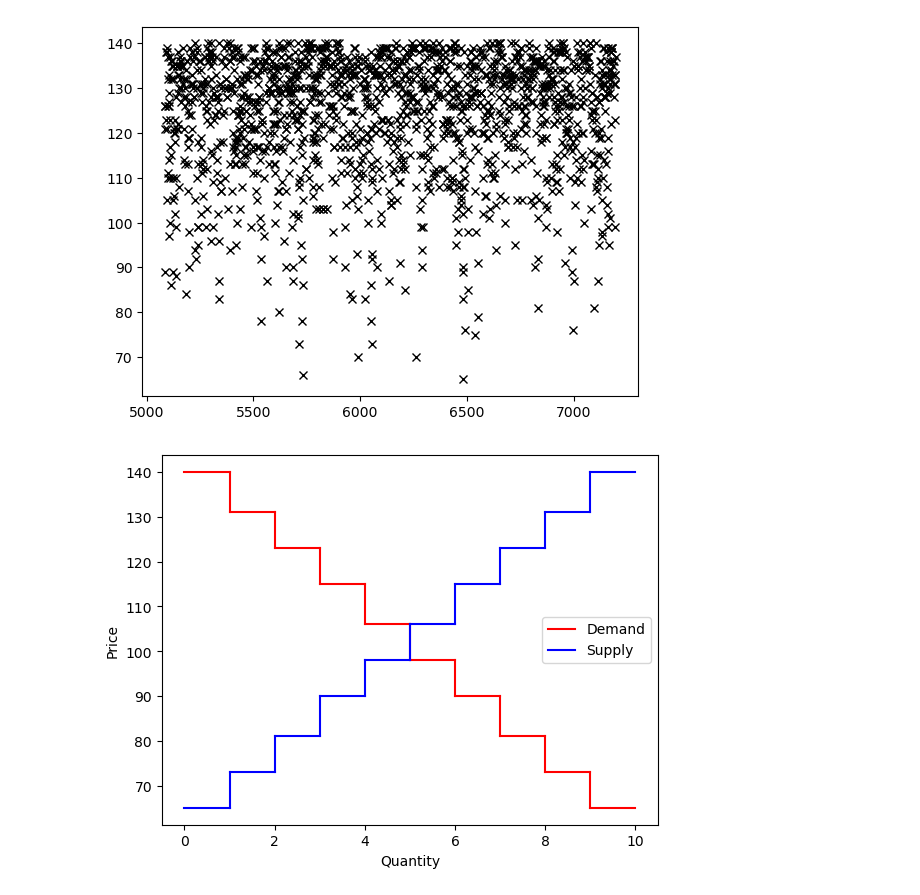
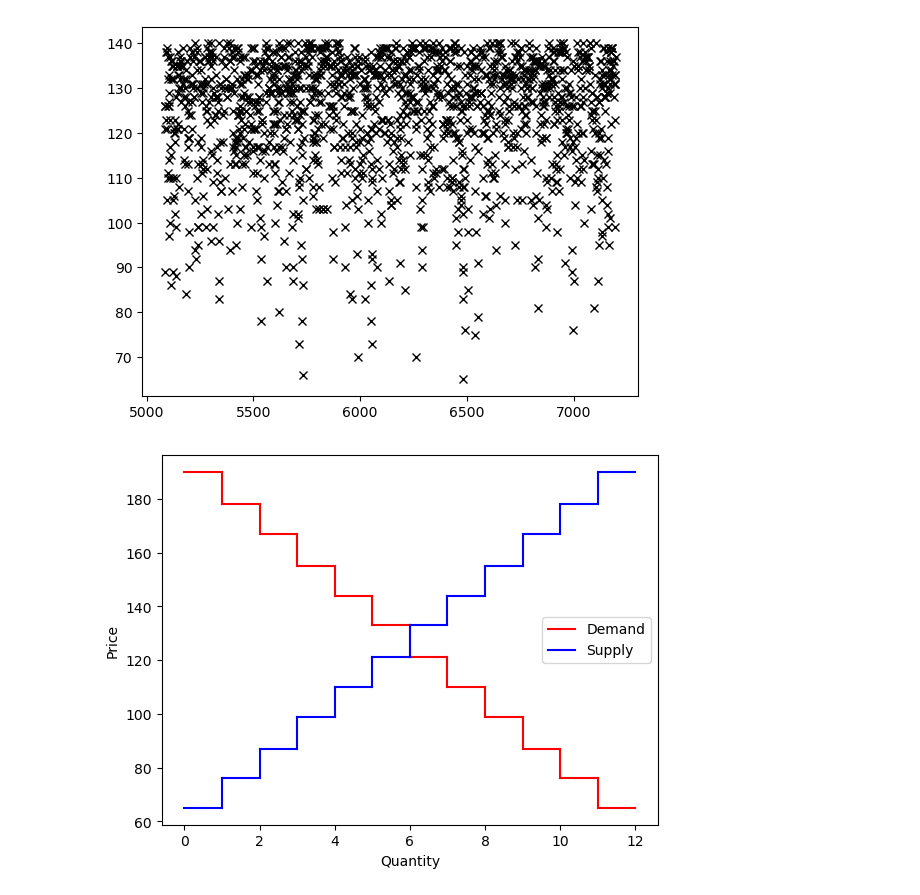
Before and after one commit to armandcismaru/BSE-Trading-PRDE, a Jupyter notebook: IEFT-experiments.ipynb, the cells around one changed output. Saved outputs shown, nothing was run; the diff lists cells and outputs as text; code cells hidden in the pictures.

```diff
--- a/IEFT-experiments.ipynb
+++ b/IEFT-experiments.ipynb
@@ -279,8 +279,8 @@ B01: PRDE active_strat=[0]:
 bse_d000_i05_0001;
 [figure]
 # %%
-sup_range = (65, 140)
-dem_range = (65, 140)
-plot_sup_dem(10, [sup_range], 10, [dem_range], 'fixed')
+sup_range = (65, 190)
+dem_range = (65, 190)
+plot_sup_dem(12, [sup_range], 12, [sup_range], 'fixed')
 # %% [output]
-[figure, old version]
+[figure, new version]
```
Also changed, not shown: parts of 12 cells of this notebook, 38 other files.
